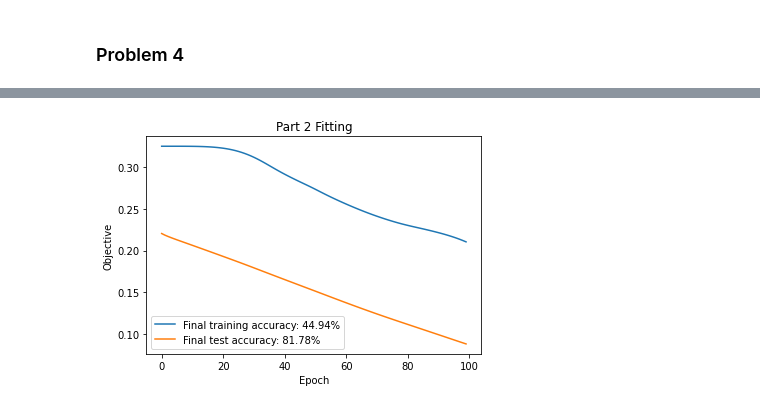
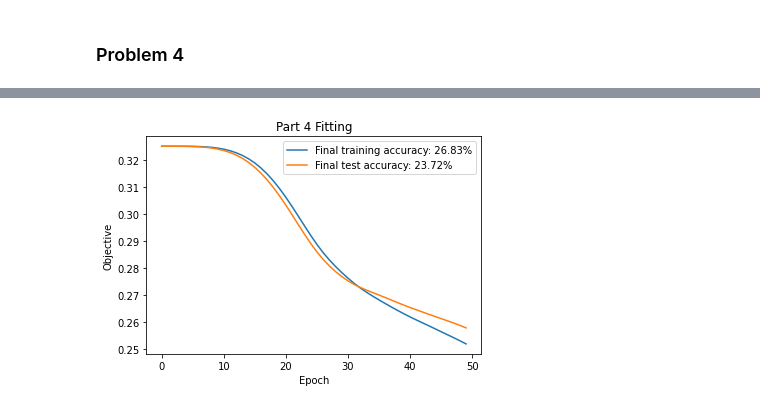
Before and after one commit to whood23/CS615, a Jupyter notebook: Assignment_5/Code/new_test.ipynb, the cells around one changed output, grey strips where cells are left out. Drawn from its saved outputs; the diff is of its cells as text; code cells hidden in the pictures.

```diff
--- a/Assignment_5/Code/new_test.ipynb
+++ b/Assignment_5/Code/new_test.ipynb
@@ -602,6 +602,9 @@ import numpy as np
 import hw5_layers as imp
 import OneHotEncoder as ohe
 import matplotlib.pyplot as plt
+from datetime import datetime as dt
+
+Script_start_time = dt.now()
 
 '''
 Split Data
@@ -626,9 +629,9 @@ YTestohe = oneHot.reformatData()
 Archetecture
 '''
 L1 = imp.InputLayer(XTrain)
-L2 = imp.FullyConnected(XTrain.shape[1], 50)
+L2 = imp.FullyConnected(XTrain.shape[1], 500)
 L3 = imp.ReLuLayer()
-L4 = imp.FullyConnected(50, 10)
+L4 = imp.FullyConnected(500, 10)
 L5 = imp.ReLuLayer()
 L6 = imp.FullyConnected(10, 10)
 L7 = imp.SoftmaxLayer()
@@ -638,35 +641,55 @@ layers = [L1, L2, L3, L4, L5, L6, L7, L8]
 '''
 Training and testing
 '''
-# Beginning Settings
-epochs = 100
-Y = YTrainohe
+# Variables
+epochs = 50
+Y_train = YTrainohe
+Y_test = YTestohe
 objStorage = 0
 endDiff = 1e-10
+epochsStore = []
 objEvalTrain = []
+objEvalTest = []
 
-# Train
+# Run Epochs
 for j in range(epochs):
-    H = XTrain
+    start_time = dt.now()
+    epochsStore.append(j)
+    H_train = XTrain
     # Forward run
     for i in range(len(layers) - 1):
-        H = layers[i].forward(H)
-
+        H_train = layers[i].forward(H_train)
 
     # Backwards run
-    grad = layers[-1].gradient(Y, H)
+    grad = layers[-1].gradient(Y_train, H_train)
     for i in range(len(layers) - 2, 0, -1):
         newGrad = layers[i].backward(grad)
         if isinstance(layers[i], imp.FullyConnected):
             layers[i].updateWeights2(grad, j)
         grad = newGrad
 
-    objEval = np.mean(layers[-1].eval(Y, H))
-    objEvalTrain.append(objEval)
-    diff = np.absolute(objEval - objStorage)
+    # Evaluation
+    objEval_train = np.mean(layers[-1].eval(Y_train, H_train))
+    objEvalTrain.append(objEval_train)
+
+    ## Validation
+    H_test = XTest
+    # Forward run
+    for i in range(len(layers) - 1):
+        H_test = layers[i].forward(H_test)
+
+    # Evaluation
+    objEval_test = np.mean(layers[-1].eval(Y_test, H_test))
+    objEvalTest.append(objEval_test)
+
+    end_time = dt.now()
+    print("Epoch {} Duration: {}".format((j+1), (end_time - start_time)))
+
+    # Loop Break
+    diff = np.absolute(objEval_train - objStorage)
     if diff < endDiff:
         break
-    objStorage = objEval
+    objStorage = objEval_train
 
 
 H = XTrain
@@ -679,40 +702,6 @@ classify =  np.argmax(classification, axis=1).reshape(classification.shape[0], 1
 Classify = (YTrain == classify)
 print("Training Accuracy: {0:.2f}%".format((np.count_nonzero(Classify) / np.size(YTrain, axis=0)) * 100))
 
-
-# Test
-# Beginning Settings
-epochs = 100
-Y = YTestohe
-objStorage = 0
-endDiff = 1e-10
-objEvalTest = []
-
-
-for j in range(epochs):
-    H = XTest
-    # Forward run
-    for i in range(len(layers) - 1):
-        H = layers[i].forward(H)
-
-
-    # Backwards run
-    grad = layers[-1].gradient(Y, H)
-    for i in range(len(layers) - 2, 0, -1):
-        newGrad = layers[i].backward(grad)
-        if isinstance(layers[i], imp.FullyConnected):
-            layers[i].updateWeights2(grad, j)
-        grad = newGrad
-
-    objEval = np.mean(layers[-1].eval(Y, H))
-    objEvalTest.append(objEval)
-    diff = np.absolute(objEval - objStorage)
-    #print(j)
-    if diff < endDiff:
-        break
-    objStorage = objEval
-
-
 H = XTest
 for i in range(len(layers) - 1):
     H = layers[i].forward(H)
@@ -723,18 +712,21 @@ classifyTest =  np.argmax(classificationTest, axis=1).reshape(classificationTest
 ClassifyTest = (YTest == classifyTest)
 print("Testing Accuracy: {0:.2f}%".format((np.count_nonzero(ClassifyTest) / np.size(YTest, axis=0)) * 100))
 
+Script_end_time = dt.now()
+print("Total Duration: {}".format(Script_end_time - Script_start_time))
+
 '''
 Plot
 '''
+
 # Display results
-epoch = list(range(0, epochs))
 plt.figure(1)
-plt.plot(epoch, objEvalTrain)
-plt.plot(epoch, objEvalTest)
+plt.plot(epochsStore, objEvalTrain)
+plt.plot(epochsStore, objEvalTest)
 plt.legend([("Final training accuracy:" + " " + (str(round(((np.count_nonzero(Classify) / np.size(YTrain, axis=0)) * 100), 2))) + "%"), ("Final test accuracy:" + " " + (str(round(((np.count_nonzero(ClassifyTest) / np.size(YTest, axis=0)) * 100), 2))) + "%")])
 plt.ylabel("Objective")
 plt.xlabel("Epoch")
-plt.title("Part 2 Fitting")
+plt.title("Part 4 Fitting")
 plt.draw()
 
 plt.show()
@@ -744 +751 @@ Testing Accuracy: 81.78%
-[figure, old version]
+[figure, new version]
```
Also changed, not shown: parts of 2 cells of this notebook.
